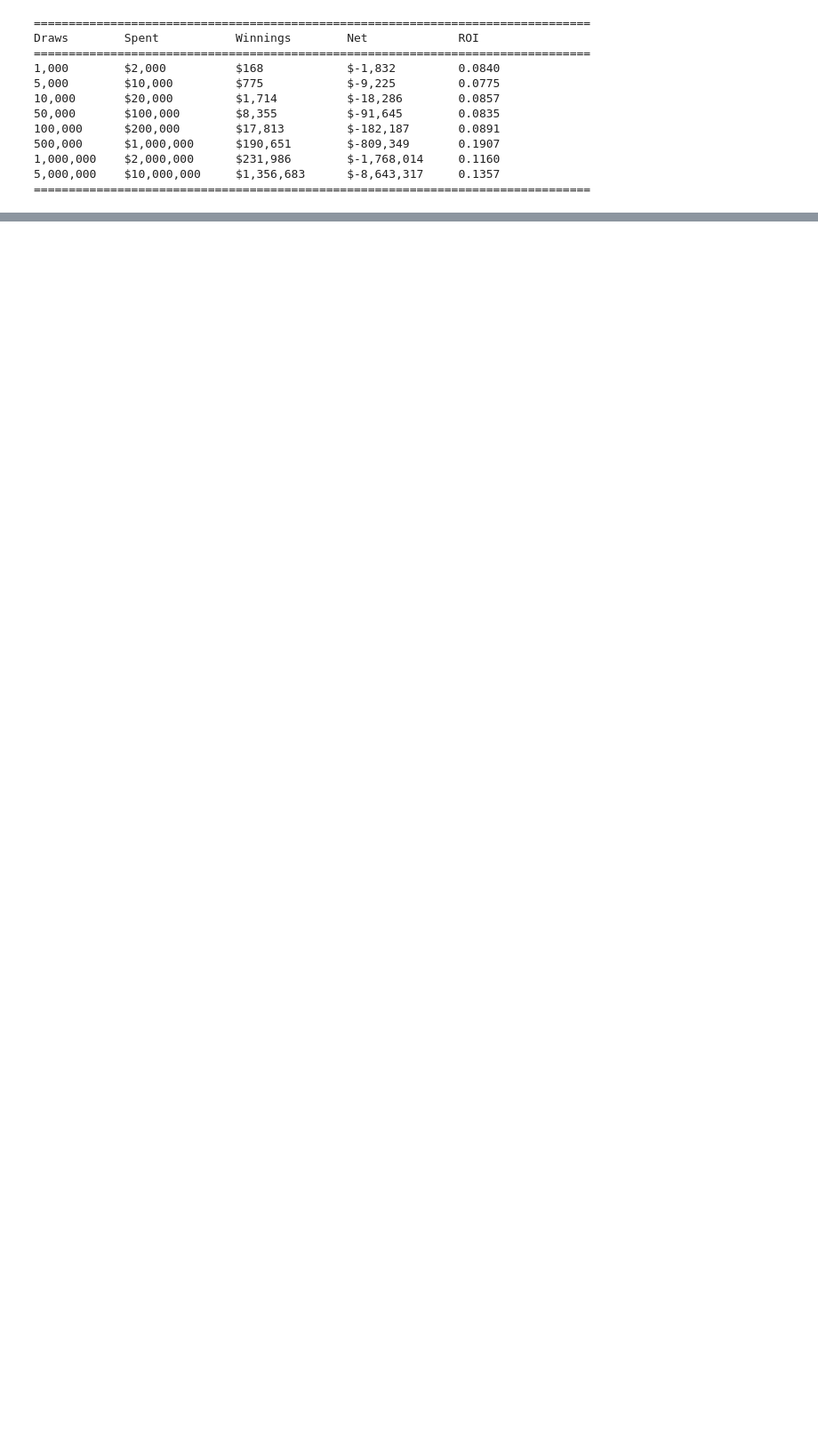
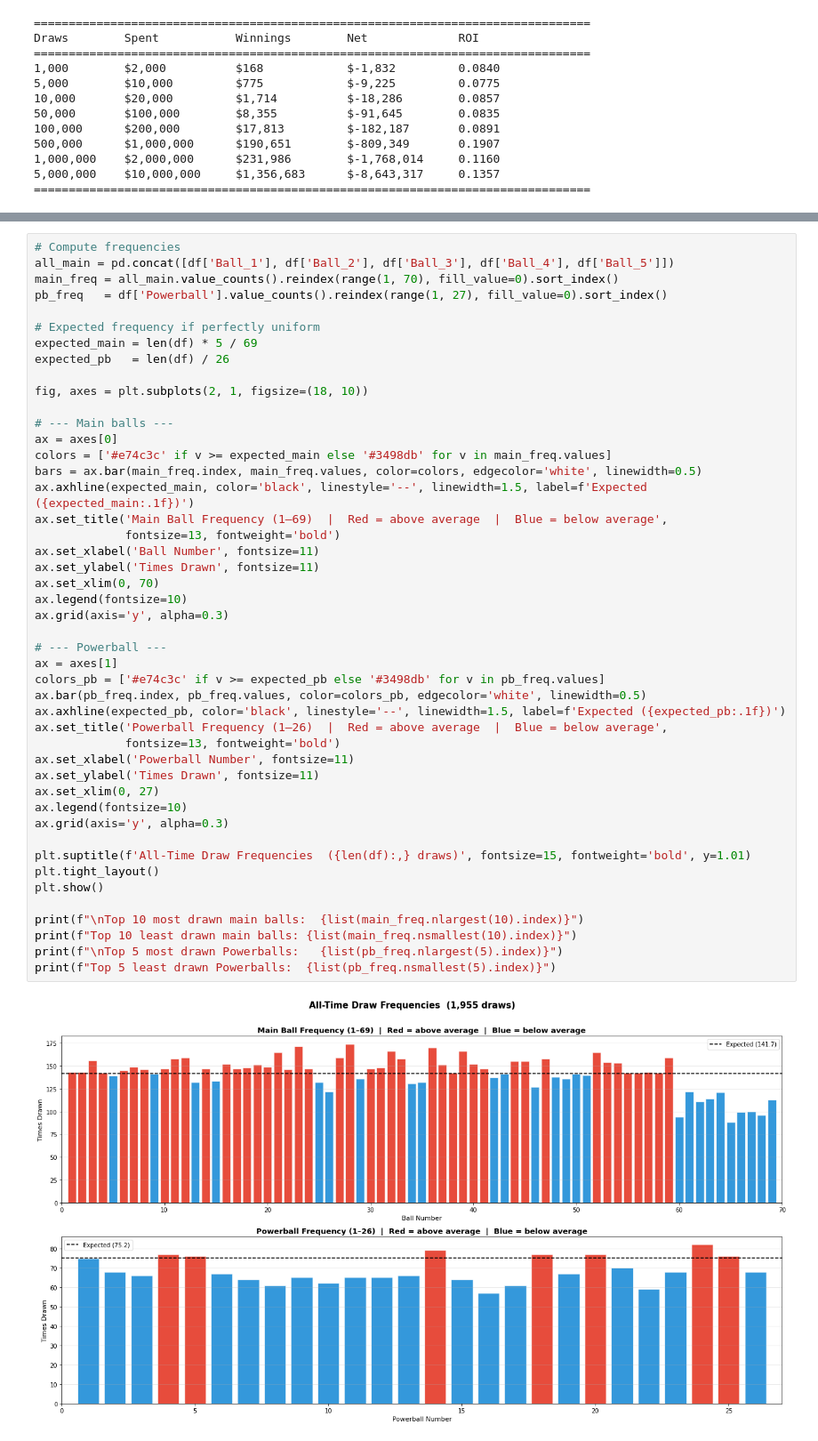
Before and after one commit to juileebhosale/Lottery_Simulator, a Jupyter notebook: Lottery Simulator.ipynb, the cells around one changed output, grey strips where cells are left out. Shown at 89% size. Saved outputs shown, nothing was run; the diff lists cells and outputs as text; blank space fills up the shorter version.

```diff
--- a/Lottery Simulator.ipynb
+++ b/Lottery Simulator.ipynb
@@ -303,0 +346,48 @@ Draws        Spent           Winnings        Net             ROI
+# %%
+# Compute frequencies
+all_main = pd.concat([df['Ball_1'], df['Ball_2'], df['Ball_3'], df['Ball_4'], df['Ball_5']])
+main_freq = all_main.value_counts().reindex(range(1, 70), fill_value=0).sort_index()
+pb_freq   = df['Powerball'].value_counts().reindex(range(1, 27), fill_value=0).sort_index()
+
+# Expected frequency if perfectly uniform
+expected_main = len(df) * 5 / 69
+expected_pb   = len(df) / 26
+
+fig, axes = plt.subplots(2, 1, figsize=(18, 10))
+
+# --- Main balls ---
+ax = axes[0]
+colors = ['#e74c3c' if v >= expected_main else '#3498db' for v in main_freq.values]
+bars = ax.bar(main_freq.index, main_freq.values, color=colors, edgecolor='white', linewidth=0.5)
+ax.axhline(expected_main, color='black', linestyle='--', linewidth=1.5, label=f'Expected ({expected_main:.1f})')
+ax.set_title('Main Ball Frequency (1–69)  |  Red = above average  |  Blue = below average',
+             fontsize=13, fontweight='bold')
+ax.set_xlabel('Ball Number', fontsize=11)
+ax.set_ylabel('Times Drawn', fontsize=11)
+ax.set_xlim(0, 70)
+ax.legend(fontsize=10)
+ax.grid(axis='y', alpha=0.3)
+
+# --- Powerball ---
+ax = axes[1]
+colors_pb = ['#e74c3c' if v >= expected_pb else '#3498db' for v in pb_freq.values]
+ax.bar(pb_freq.index, pb_freq.values, color=colors_pb, edgecolor='white', linewidth=0.5)
+ax.axhline(expected_pb, color='black', linestyle='--', linewidth=1.5, label=f'Expected ({expected_pb:.1f})')
+ax.set_title('Powerball Frequency (1–26)  |  Red = above average  |  Blue = below average',
+             fontsize=13, fontweight='bold')
+ax.set_xlabel('Powerball Number', fontsize=11)
+ax.set_ylabel('Times Drawn', fontsize=11)
+ax.set_xlim(0, 27)
+ax.legend(fontsize=10)
+ax.grid(axis='y', alpha=0.3)
+
+plt.suptitle(f'All-Time Draw Frequencies  ({len(df):,} draws)', fontsize=15, fontweight='bold', y=1.01)
+plt.tight_layout()
+plt.show()
+
+print(f"\nTop 10 most drawn main balls:  {list(main_freq.nlargest(10).index)}")
+print(f"Top 10 least drawn main balls: {list(main_freq.nsmallest(10).index)}")
+print(f"\nTop 5 most drawn Powerballs:   {list(pb_freq.nlargest(5).index)}")
+print(f"Top 5 least drawn Powerballs:  {list(pb_freq.nsmallest(5).index)}")
+# %% [output]
+[figure, added]
```
Also changed, not shown: parts of 12 cells of this notebook.
